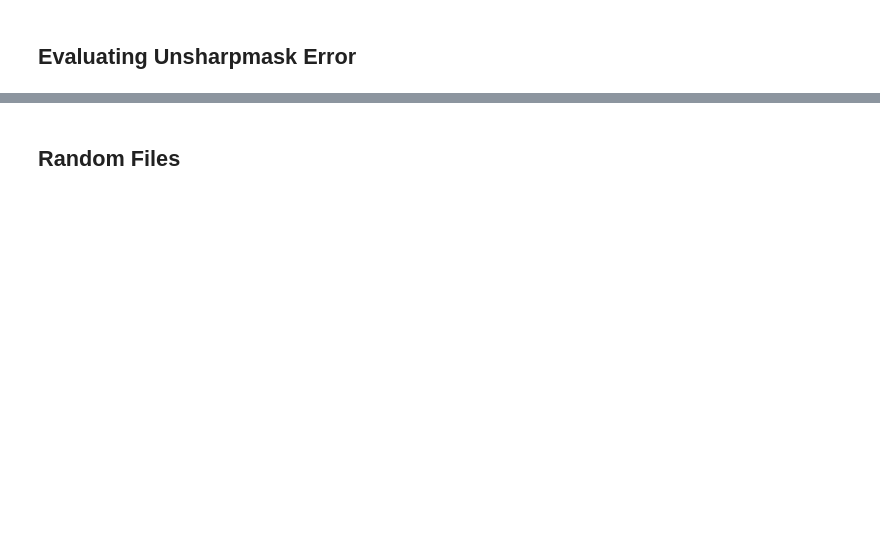
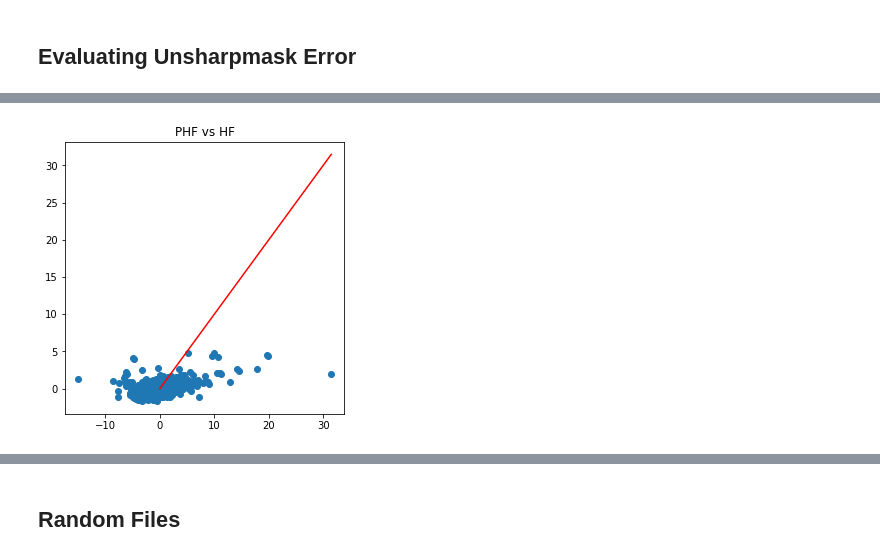
Before and after one commit to ccny-glasslab/Fires, a Jupyter notebook: Image Sharpening/bt_image_sharpening_unsharpmask.ipynb, the cells around one changed output, grey strips where cells are left out. Cells and saved outputs as stored; diff of their text form; code cells hidden in the pictures; blank space fills up the shorter version.

```diff
--- a/Image Sharpening/bt_image_sharpening_unsharpmask.ipynb
+++ b/Image Sharpening/bt_image_sharpening_unsharpmask.ipynb
@@ -213,0 +249,11 @@ plt.show()
+# %%
+fig, ax = plt.subplots(1, figsize=(5, 5))
+
+maxmax = max([PHF.max(), HF.max()])
+
+ax.scatter(HF.ravel(), PHF.ravel())
+ax.plot([0, maxmax], [0, maxmax], "r")
+ax.set_title('PHF vs HF')
+plt.show()
+# %% [output]
+[figure, added]
```
Also changed, not shown: parts of 9 cells of this notebook.
